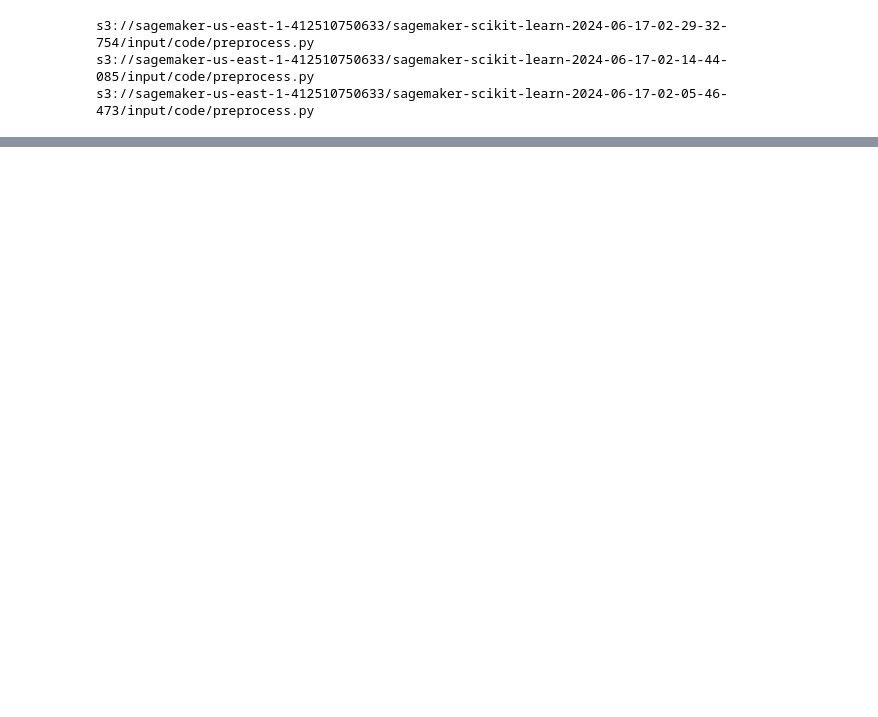
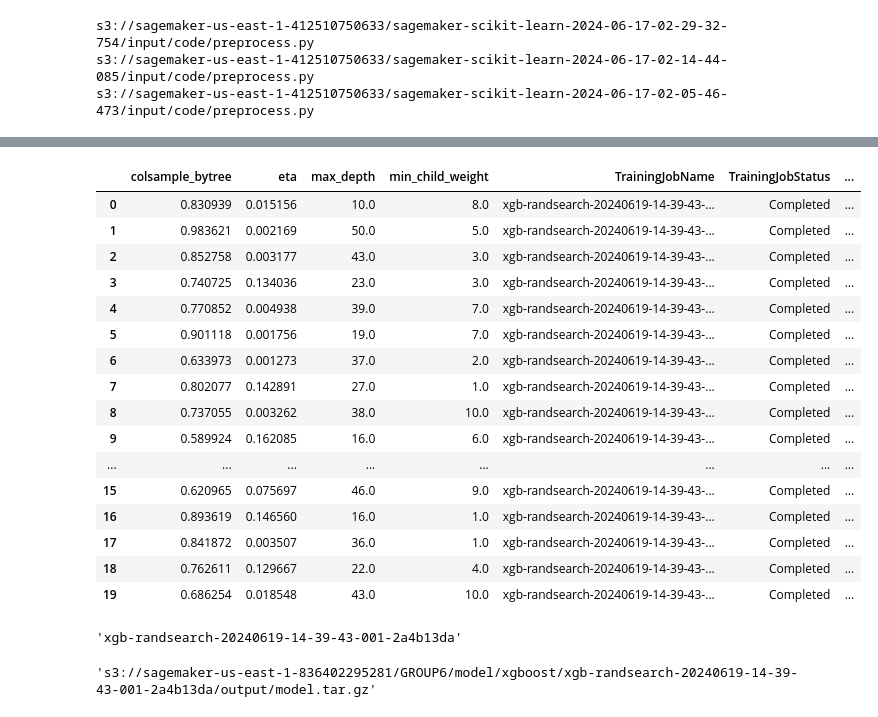
Before and after one commit to shunqi-wang/MLE-US-Flights, a Jupyter notebook: MLE-US-Flights.ipynb, the cells around one changed output, grey strips where cells are left out. Drawn from its saved outputs; the diff is of its cells as text; code cells hidden in the pictures; blank space fills up the shorter version.

Commit message:
Added training xgb model and evalutaion

```diff
--- a/MLE-US-Flights.ipynb
+++ b/MLE-US-Flights.ipynb
@@ -372,26 +376,25 @@ from time import gmtime, strftime
 
 sess = sagemaker.Session()
 
-container = retrieve("xgboost", region, "latest")
+container = retrieve("xgboost", region, "1.7-1")
 
 xgb = sagemaker.estimator.Estimator(
     container,
     role,
-    base_job_name="xgboost-random-search",
+    base_job_name=BASE_JOB_TRAINING_NAME + '-xgboost',
     instance_count=1,
     instance_type="ml.m5.xlarge",
-    output_path=MODEL_OUTPUT_S3_PATH + 'xgboost',
+    output_path=S3_PATH + MODEL_PREFIX + 'xgboost',
     sagemaker_session=sess,
 )
 
-xgb.set_hyperparameters(objective='reg:squarederror',eval_metric='rmse')
+xgb.set_hyperparameters(objective='reg:squarederror',num_round=100)
 
 hyperparameter_ranges = {
-    'max_depth': IntegerParameter(100,300),
     'eta': ContinuousParameter(0.001, 0.2),
-    'max_depth': IntegerParameter(3, 20),
+    'max_depth': IntegerParameter(3, 50),
     'min_child_weight': IntegerParameter(1, 10),
-    'colsample_bytree': ContinuousParameter(0.5, 0.9)
+    'colsample_bytree': ContinuousParameter(0.5, 1)
 }
 
 objective_metric_name = 'validation:rmse'
@@ -402,12 +405,29 @@ tuner = HyperparameterTuner(estimator=xgb,
                             objective_type='Minimize',
                             max_jobs=20,
                             max_parallel_jobs=4,
-                            strategy='Random',
-                            output_path=MODEL_OUTPUT_S3_PATH + 'xgboost_tuned')
+                            strategy='Random')
 
 # Specify training data location
-train_data = 's3://your-bucket/path/to/train/data'
-val_data = 's3 - path to val data'
+s3_train_data = S3_PATH + DATA_PREFIX + 'train.csv'
+s3_validation_data = S3_PATH + DATA_PREFIX + 'validation.csv'
+
+# generating the session.s3_input() format for fit() accepted by the sdk
+train_data = sagemaker.inputs.TrainingInput(
+    s3_train_data,
+    distribution="FullyReplicated",
+    content_type="text/csv",
+    s3_data_type="S3Prefix",
+    record_wrapping=None,
+    compression=None,
+)
+validation_data = sagemaker.inputs.TrainingInput(
+    s3_validation_data,
+    distribution="FullyReplicated",
+    content_type="text/csv",
+    s3_data_type="S3Prefix",
+    record_wrapping=None,
+    compression=None,
+)
 
 # Fit the tuner
 tuner.fit(
@@ -435,3 +460,36 @@ tuner.fit(
+# %%
+df_tuner = sagemaker.HyperparameterTuningJobAnalytics(
+    tuner.latest_tuning_job.job_name
+).dataframe()
+df_tuner
+# %% [output]
+|  | colsample_bytree | eta | max_depth | min_child_weight | TrainingJobName | TrainingJobStatus | ... |
+| 0 | 0.830939 | 0.015156 | 10.0 | 8.0 | xgb-randsearch-20240619-14-39-43-... | Completed | ... |
+| 1 | 0.983621 | 0.002169 | 50.0 | 5.0 | xgb-randsearch-20240619-14-39-43-... | Completed | ... |
+| 2 | 0.852758 | 0.003177 | 43.0 | 3.0 | xgb-randsearch-20240619-14-39-43-... | Completed | ... |
+| 3 | 0.740725 | 0.134036 | 23.0 | 3.0 | xgb-randsearch-20240619-14-39-43-... | Completed | ... |
+| 4 | 0.770852 | 0.004938 | 39.0 | 7.0 | xgb-randsearch-20240619-14-39-43-... | Completed | ... |
+| 5 | 0.901118 | 0.001756 | 19.0 | 7.0 | xgb-randsearch-20240619-14-39-43-... | Completed | ... |
+| 6 | 0.633973 | 0.001273 | 37.0 | 2.0 | xgb-randsearch-20240619-14-39-43-... | Completed | ... |
+| 7 | 0.802077 | 0.142891 | 27.0 | 1.0 | xgb-randsearch-20240619-14-39-43-... | Completed | ... |
+| 8 | 0.737055 | 0.003262 | 38.0 | 10.0 | xgb-randsearch-20240619-14-39-43-... | Completed | ... |
+| 9 | 0.589924 | 0.162085 | 16.0 | 6.0 | xgb-randsearch-20240619-14-39-43-... | Completed | ... |
+| ... | ... | ... | ... | ... | ... | ... | ... |
+| 15 | 0.620965 | 0.075697 | 46.0 | 9.0 | xgb-randsearch-20240619-14-39-43-... | Completed | ... |
+| 16 | 0.893619 | 0.146560 | 16.0 | 1.0 | xgb-randsearch-20240619-14-39-43-... | Completed | ... |
+| 17 | 0.841872 | 0.003507 | 36.0 | 1.0 | xgb-randsearch-20240619-14-39-43-... | Completed | ... |
+| 18 | 0.762611 | 0.129667 | 22.0 | 4.0 | xgb-randsearch-20240619-14-39-43-... | Completed | ... |
+| 19 | 0.686254 | 0.018548 | 43.0 | 10.0 | xgb-randsearch-20240619-14-39-43-... | Completed | ... |
+# %%
+best_model_name = df_tuner.sort_values('FinalObjectiveValue',ascending=True).iloc[0]['TrainingJobName']
+best_model_name
+# %% [output]
+'xgb-randsearch-20240619-14-39-43-001-2a4b13da'
+# %%
+best_model_path = f'{S3_PATH}{MODEL_PREFIX}xgboost/{best_model_name}/output/model.tar.gz'
+best_model_path
+# %% [output]
+'s3://sagemaker-us-east-1-836402295281/GROUP6/model/xgboost/xgb-randsearch-20240619-14-39-43-001-2a4b13da/output/model.tar.gz'
 # %%
 %%writefile code/evaluate_xgboost.py
 
```
Also changed, not shown: parts of 11 cells of this notebook, 1 other file.
